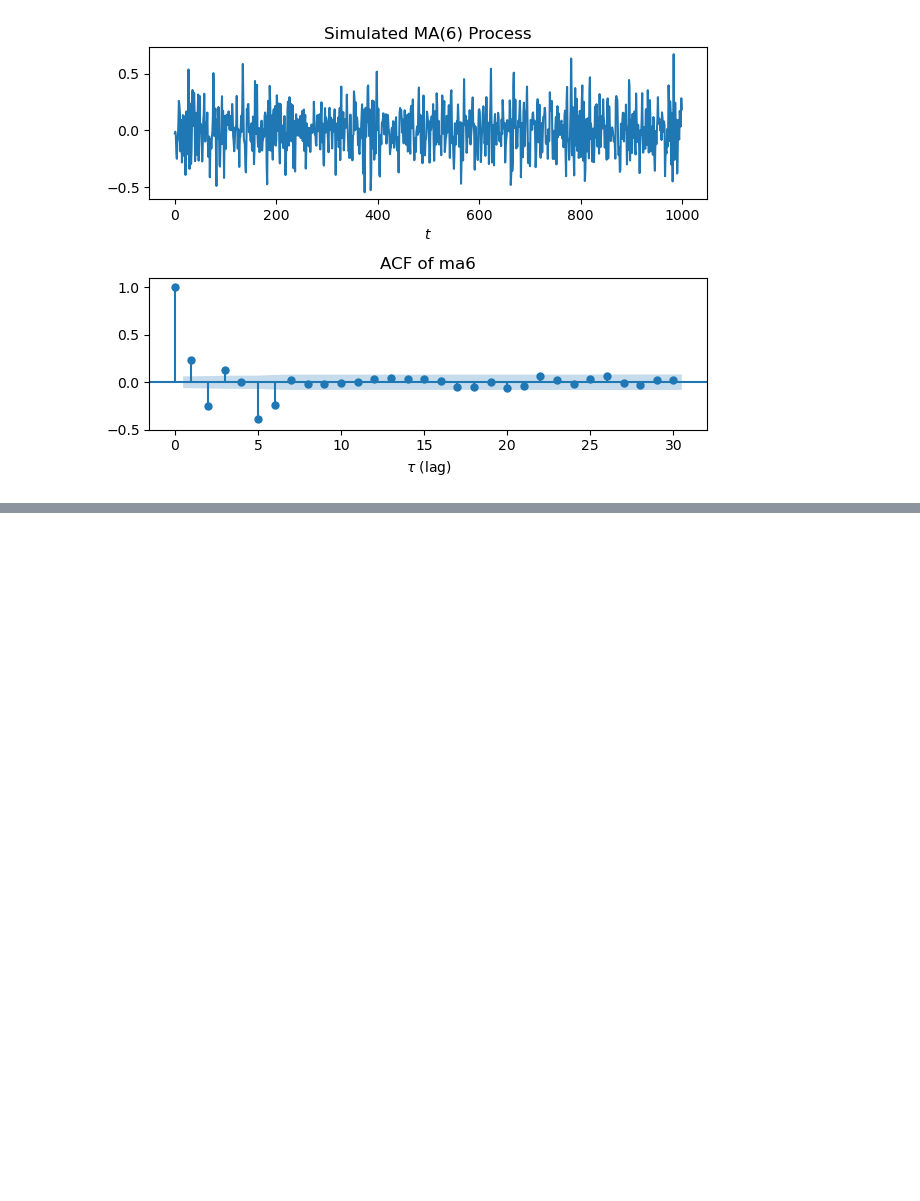
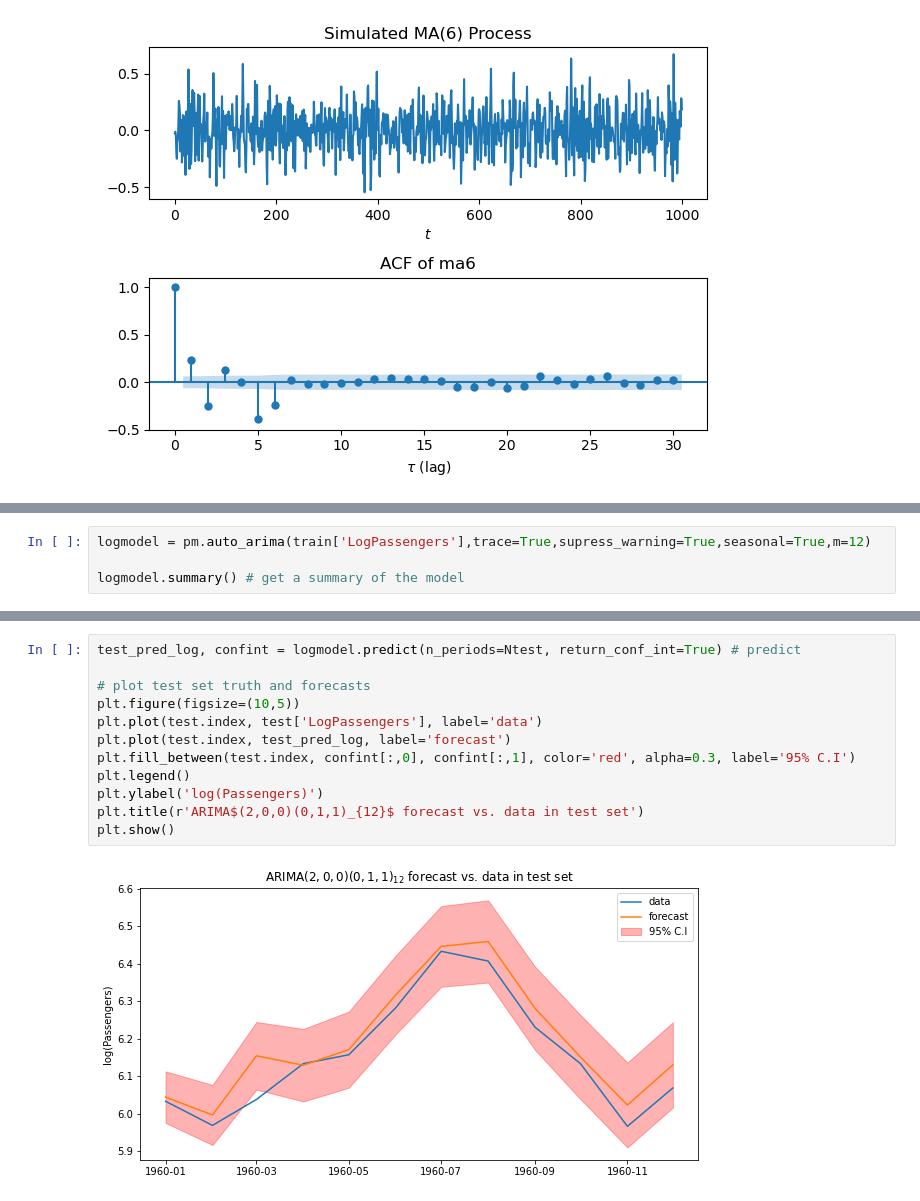
Before and after one commit to les67/TimeSeriesAnalysis_Udemy, a Jupyter notebook: 5_arima.ipynb, the cells around one changed output, grey strips where cells are left out. Cells and saved outputs as stored; diff of their text form; blank space fills up the shorter version.

```diff
--- a/5_arima.ipynb
+++ b/5_arima.ipynb
@@ -799,0 +912,4 @@ fig.tight_layout()
+# %%
+logmodel = pm.auto_arima(train['LogPassengers'],trace=True,supress_warning=True,seasonal=True,m=12)
+
+logmodel.summary() # get a summary of the model
@@ -799,0 +954,14 @@ fig.tight_layout()
+# %%
+test_pred_log, confint = logmodel.predict(n_periods=Ntest, return_conf_int=True) # predict
+
+# plot test set truth and forecasts
+plt.figure(figsize=(10,5))
+plt.plot(test.index, test['LogPassengers'], label='data')
+plt.plot(test.index, test_pred_log, label='forecast')
+plt.fill_between(test.index, confint[:,0], confint[:,1], color='red', alpha=0.3, label='95% C.I')
+plt.legend()
+plt.ylabel('log(Passengers)')
+plt.title(r'ARIMA$(2,0,0)(0,1,1)_{12}$ forecast vs. data in test set')
+plt.show()
+# %% [output]
+[figure, added]
```
Also changed, not shown: parts of 33 cells of this notebook.
